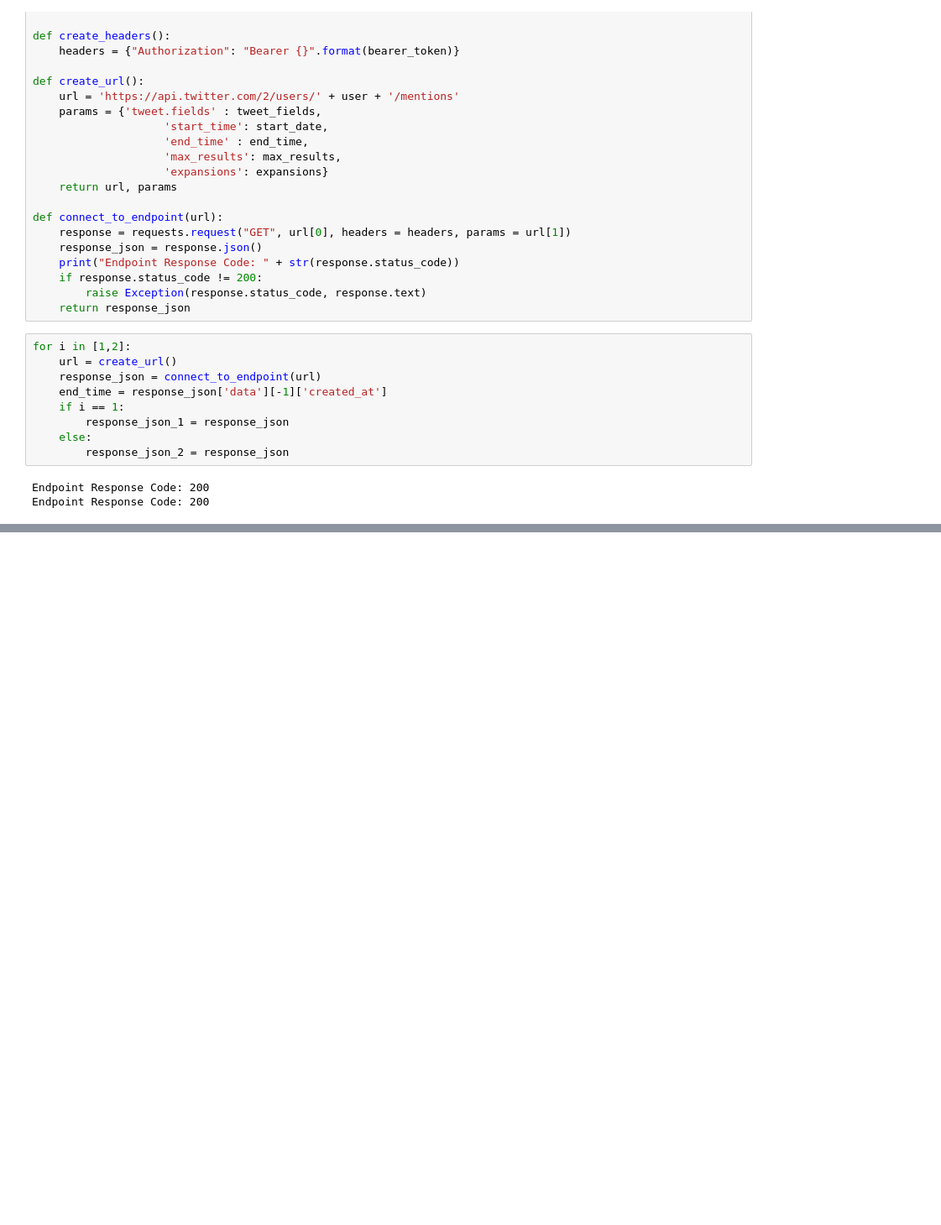
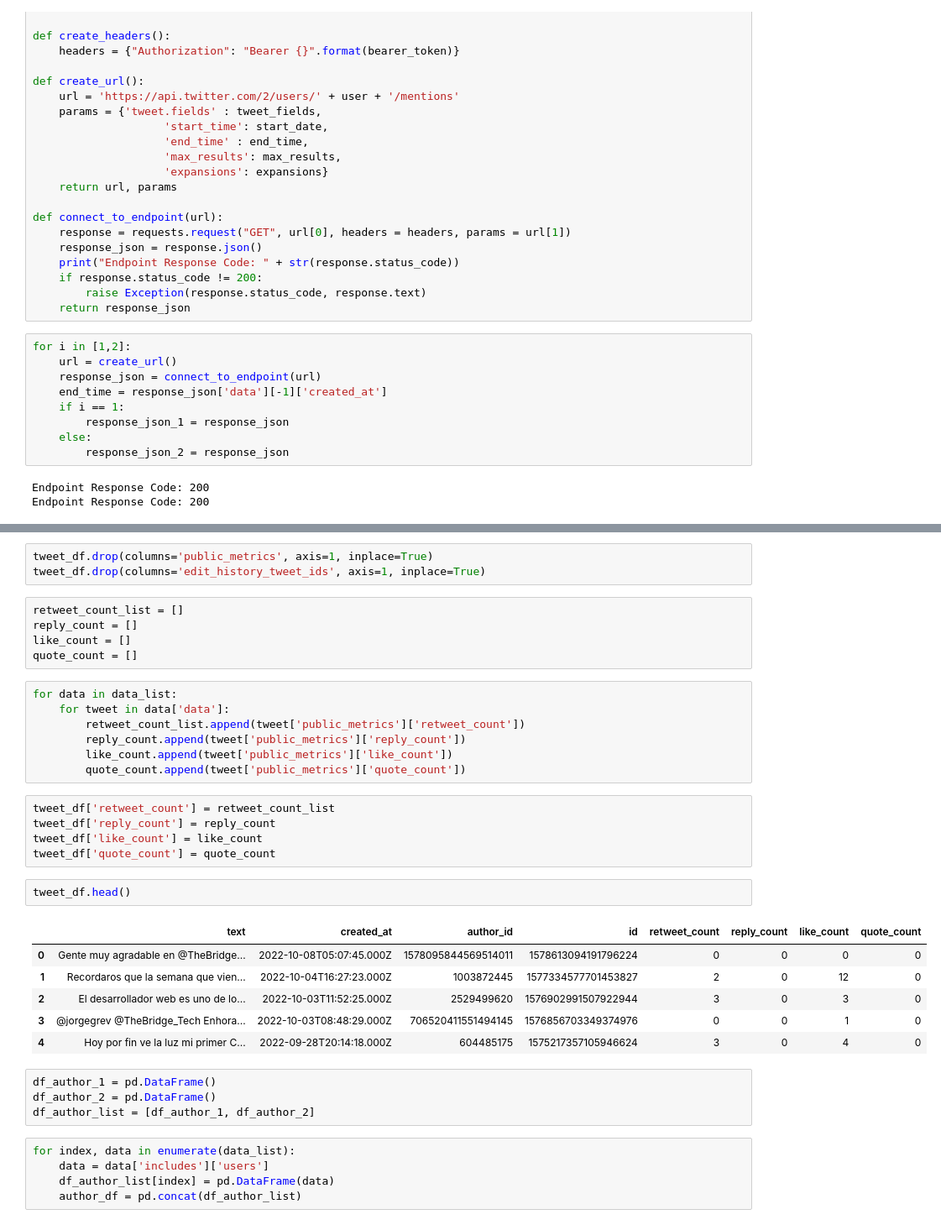
Before and after one commit to laurabarredaagusti/takehome, a Jupyter notebook: notebooks/extract_data.ipynb, the cells around one changed output, grey strips where cells are left out. Shown: that part at 84% size. Drawn from its saved outputs; the diff is of its cells as text; blank space fills up the shorter version.

```diff
--- a/notebooks/extract_data.ipynb
+++ b/notebooks/extract_data.ipynb
@@ -88,0 +127,38 @@ Endpoint Response Code: 200
+# %%
+tweet_df.drop(columns='public_metrics', axis=1, inplace=True)
+tweet_df.drop(columns='edit_history_tweet_ids', axis=1, inplace=True)
+# %%
+retweet_count_list = []
+reply_count = []
+like_count = []
+quote_count = []
+# %%
+for data in data_list:
+    for tweet in data['data']:
+        retweet_count_list.append(tweet['public_metrics']['retweet_count'])
+        reply_count.append(tweet['public_metrics']['reply_count'])
+        like_count.append(tweet['public_metrics']['like_count'])
+        quote_count.append(tweet['public_metrics']['quote_count'])
+# %%
+tweet_df['retweet_count'] = retweet_count_list
+tweet_df['reply_count'] = reply_count
+tweet_df['like_count'] = like_count
+tweet_df['quote_count'] = quote_count
+# %%
+tweet_df.head()
+# %% [output]
+|  | text | created_at | author_id | id | retweet_count | reply_count | like_count | quote_count |
+| 0 | Gente muy agradable en @TheBridge... | 2022-10-08T05:07:45.000Z | 1578095844569514011 | 1578613094191796224 | 0 | 0 | 0 | 0 |
+| 1 | Recordaros que la semana que vien... | 2022-10-04T16:27:23.000Z | 1003872445 | 1577334577701453827 | 2 | 0 | 12 | 0 |
+| 2 | El desarrollador web es uno de lo... | 2022-10-03T11:52:25.000Z | 2529499620 | 1576902991507922944 | 3 | 0 | 3 | 0 |
+| 3 | @jorgegrev @TheBridge_Tech Enhora... | 2022-10-03T08:48:29.000Z | 706520411551494145 | 1576856703349374976 | 0 | 0 | 1 | 0 |
+| 4 | Hoy por fin ve la luz mi primer C... | 2022-09-28T20:14:18.000Z | 604485175 | 1575217357105946624 | 3 | 0 | 4 | 0 |
+# %%
+df_author_1 = pd.DataFrame()
+df_author_2 = pd.DataFrame()
+df_author_list = [df_author_1, df_author_2]
+# %%
+for index, data in enumerate(data_list):
+    data = data['includes']['users']
+    df_author_list[index] = pd.DataFrame(data)
+    author_df = pd.concat(df_author_list)
```
Also changed, not shown: parts of 11 cells of this notebook, 1 other file.
